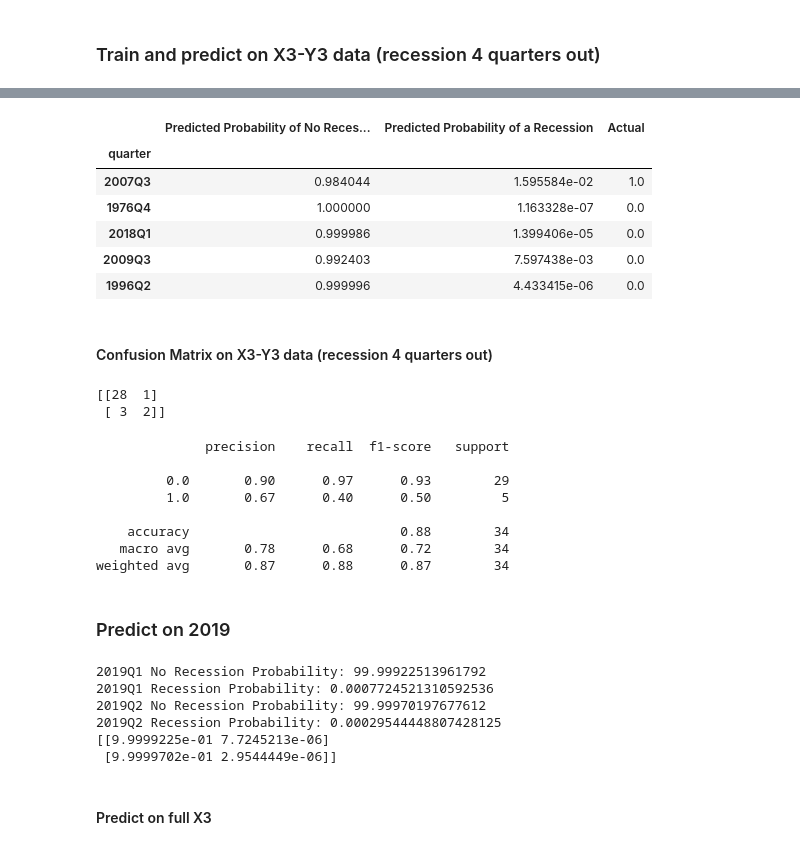
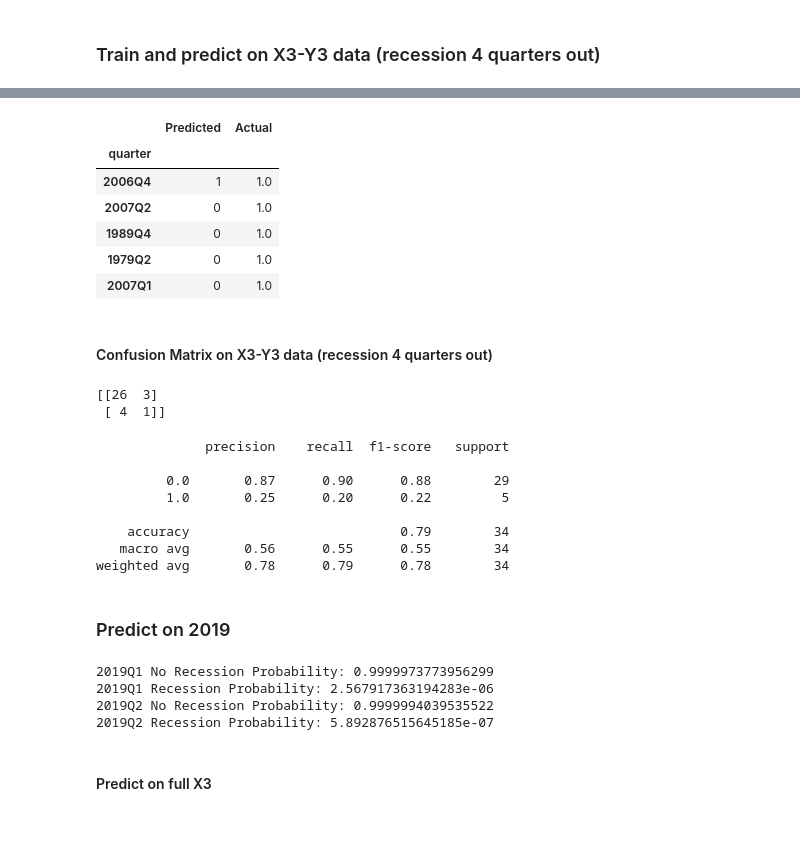
Before and after one commit to lorijta92/machine-learning-predicting-recessions, a Jupyter notebook: RNN_LSTM_shuffled.ipynb, the cells around one changed output, grey strips where cells are left out. Saved outputs shown, nothing was run; the diff lists cells and outputs as text; code cells hidden in the pictures.

```diff
--- a/RNN_LSTM_shuffled.ipynb
+++ b/RNN_LSTM_shuffled.ipynb
@@ -40,4 +14,7 @@ df = df.rename(columns={'target':'recession_actual'})
 # %%
+# Read in data
+df = pd.read_csv("resources/all_data.csv")
+
 # Set index to quarter
 df = df.set_index('quarter')
 # %%
@@ -85,7 +61,7 @@ y1 = df_q1['recession_1q_out']
 y2 = df_q2['recession_2q_out']
 y3 = df_q4['recession_4q_out']
 # %%
-# Drop target
-df_q1 = df_q1.drop(columns=['recession_1q_out'])
-df_q2 = df_q2.drop(columns=['recession_2q_out'])
-df_q4 = df_q4.drop(columns=['recession_4q_out'])
+# Define X
+X1 = df_q1.drop(columns=['recession_1q_out'])
+X2 = df_q2.drop(columns=['recession_2q_out'])
+X3 = df_q4.drop(columns=['recession_4q_out'])
@@ -98,9 +69,9 @@ X_q4 = df_q4
 ### Split and scale data
 # %%
 # Split data into training and testing
-X1_train, X1_test, y1_train, y1_test=train_test_split(X_q1, y1, train_size=0.8, random_state=42, stratify=y1)
-X2_train, X2_test, y2_train, y2_test=train_test_split(X_q2, y2, train_size=0.8, random_state=42, stratify=y2)
-X3_train, X3_test, y3_train, y3_test=train_test_split(X_q4, y3, train_size=0.8, random_state=42, stratify=y3)
+X1_train, X1_test, y1_train, y1_test=train_test_split(X1, y1, train_size=0.8, stratify=y1)
+X2_train, X2_test, y2_train, y2_test=train_test_split(X2, y2, train_size=0.8, stratify=y2)
+X3_train, X3_test, y3_train, y3_test=train_test_split(X3, y3, train_size=0.8, stratify=y3)
 # %%
 # Create scaler object
 X1_scaler = StandardScaler().fit(X1_train)
@@ -414,16 +412,16 @@ predictions3_prob = model.predict_proba(reshaped_X3_test_scaled)
 predictions3_class = model.predict_classes(reshaped_X3_test_scaled)
 # %%
 # Compare results
-four_qtrs_out = pd.DataFrame({"Predicted Probability of No Recession":predictions3_prob[:,0], "Predicted Probability of a Recession":predictions3_prob[:,1], "Actual":y3_test})
-four_qtrs_out.head()
+four_qtrs_out = pd.DataFrame({"Predicted":predictions3_class, "Actual":y3_test})
+four_qtrs_out.loc[four_qtrs_out["Actual"]==1]
 # %% [output]
-|  | Predicted Probability of No Reces... | Predicted Probability of a Recession | Actual |
-| quarter |  |  |  |
-| 2007Q3 | 0.984044 | 1.595584e-02 | 1.0 |
-| 1976Q4 | 1.000000 | 1.163328e-07 | 0.0 |
-| 2018Q1 | 0.999986 | 1.399406e-05 | 0.0 |
-| 2009Q3 | 0.992403 | 7.597438e-03 | 0.0 |
-| 1996Q2 | 0.999996 | 4.433415e-06 | 0.0 |
+|  | Predicted | Actual |
+| quarter |  |  |
+| 2006Q4 | 1 | 1.0 |
+| 2007Q2 | 0 | 1.0 |
+| 1989Q4 | 0 | 1.0 |
+| 1979Q2 | 0 | 1.0 |
+| 2007Q1 | 0 | 1.0 |
 # %% [markdown]
 #### Confusion Matrix on X3-Y3 data (recession 4 quarters out)
 # %%
@@ -431,19 +429,19 @@ four_qtrs_out.head()
 con_mat = confusion_matrix(y3_test, predictions3_class)
 print(con_mat)
 # %% [output]
-[[28  1]
- [ 3  2]]
+[[26  3]
+ [ 4  1]]
 # %%
 # Score model
 print(classification_report(y3_test, predictions3_class))
 # %% [output]
               precision    recall  f1-score   support
 
-         0.0       0.90      0.97      0.93        29
-         1.0       0.67      0.40      0.50         5
+         0.0       0.87      0.90      0.88        29
+         1.0       0.25      0.20      0.22         5
 
-    accuracy                           0.88        34
-   macro avg       0.78      0.68      0.72        34
-weighted avg       0.87      0.88      0.87        34
+    accuracy                           0.79        34
+   macro avg       0.56      0.55      0.55        34
+weighted avg       0.78      0.79      0.78        34
 # %%
 # Save model
@@ -460,18 +458,15 @@ reshaped_X3_2019 = reshape_data(scaled_X3_2019)
 
 # Predict on 2019
 pred_X3_2019 = model.predict_proba(reshaped_X3_2019)
-print(f"2019Q1 No Recession Probability: {pred_X3_2019[0][0]*100}")
-print(f"2019Q1 Recession Probability: {pred_X3_2019[0][1]*100}")
-print(f"2019Q2 No Recession Probability: {pred_X3_2019[1][0]*100}")
-print(f"2019Q2 Recession Probability: {pred_X3_2019[1][1]*100}")
-print(pred_X3_2019)
+print(f"2019Q1 No Recession Probability: {pred_X3_2019[0][0]}")
+print(f"2019Q1 Recession Probability: {pred_X3_2019[0][1]}")
+print(f"2019Q2 No Recession Probability: {pred_X3_2019[1][0]}")
+print(f"2019Q2 Recession Probability: {pred_X3_2019[1][1]}")
 # %% [output]
-2019Q1 No Recession Probability: 99.99922513961792
-2019Q1 Recession Probability: 0.0007724521310592536
-2019Q2 No Recession Probability: 99.99970197677612
-2019Q2 Recession Probability: 0.00029544448807428125
-[[9.9999225e-01 7.7245213e-06]
- [9.9999702e-01 2.9544449e-06]]
+2019Q1 No Recession Probability: 0.9999973773956299
+2019Q1 Recession Probability: 2.567917363194283e-06
+2019Q2 No Recession Probability: 0.9999994039535522
+2019Q2 Recession Probability: 5.892876515645185e-07
 # %% [markdown]
 #### Predict on full X3
 # %%
```
Also changed, not shown: parts of 35 cells of this notebook, 13 other files.
